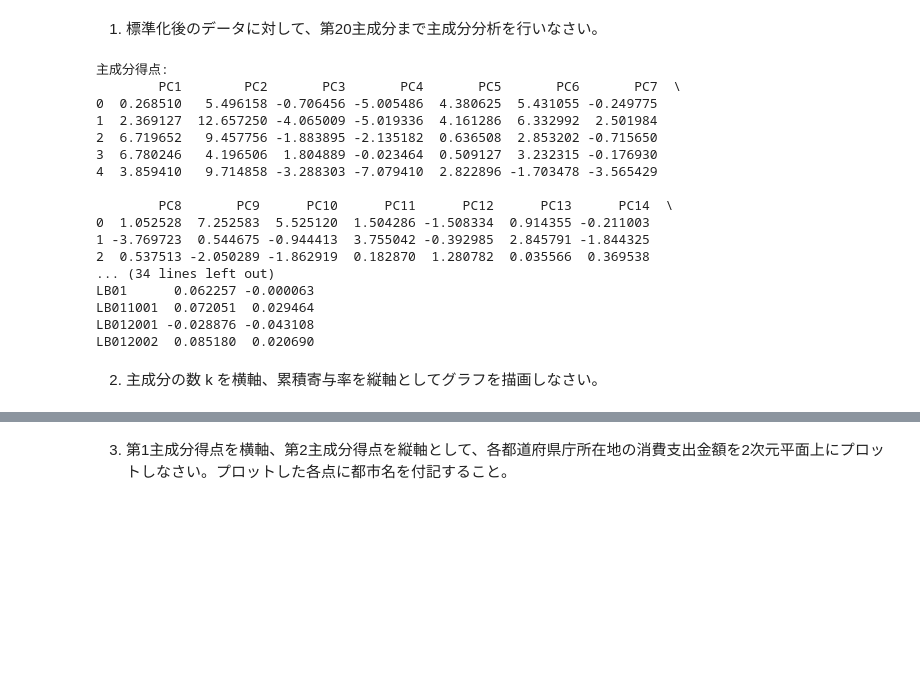
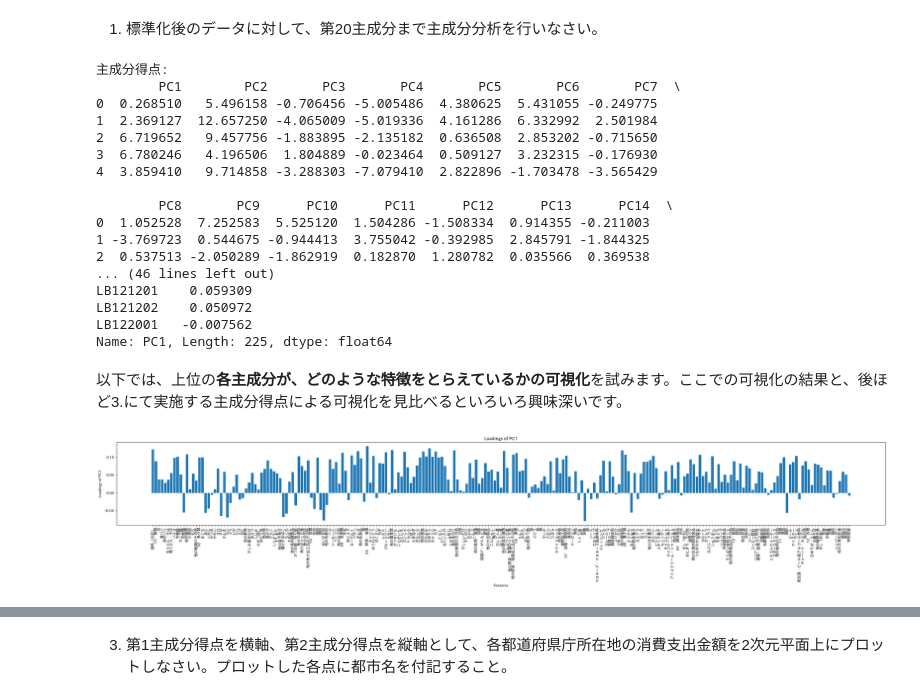
Before and after one commit to okana2ki/multiV, a Jupyter notebook: kmeans_SSDSE_C3.ipynb, the cells around one changed output, grey strips where cells are left out. Saved outputs shown, nothing was run; the diff lists cells and outputs as text; code cells hidden in the pictures; blank space fills up the shorter version.

```diff
--- a/kmeans_SSDSE_C3.ipynb
+++ b/kmeans_SSDSE_C3.ipynb
@@ -270,8 +270,12 @@ df_loadings = pd.DataFrame(pca.components_.T, columns=[f'PC{i+1}' for i in range
 # 主成分得点と主成分負荷量を表示（先頭5行）
 print('主成分得点:')
 print(df_pca.head())
+# 後ほど3.にて主成分得点による可視化を試みている
+
 print('\n主成分負荷量:')
 print(df_loadings.head())
+# PC1についてはすべてをprint
+print(df_loadings.iloc[:, 0])
 # %% [output]
 主成分得点:
         PC1        PC2       PC3       PC4       PC5       PC6       PC7  \
@@ -285,10 +289,24 @@ print(df_loadings.head())
 0  1.052528  7.252583  5.525120  1.504286 -1.508334  0.914355 -0.211003
 1 -3.769723  0.544675 -0.944413  3.755042 -0.392985  2.845791 -1.844325
 2  0.537513 -2.050289 -1.862919  0.182870  1.280782  0.035566  0.369538
-... (34 lines left out)
-LB01      0.062257 -0.000063
-LB011001  0.072051  0.029464
-LB012001 -0.028876 -0.043108
-LB012002  0.085180  0.020690
+... (46 lines left out)
+LB121201    0.059309
+LB121202    0.050972
+LB122001   -0.007562
+Name: PC1, Length: 225, dtype: float64
-# %% [markdown]
-2. 主成分の数 k を横軸、累積寄与率を縦軸としてグラフを描画しなさい。
+# %% [markdown]
+以下では、上位の**各主成分が、どのような特徴をとらえているかの可視化**を試みます。ここでの可視化の結果と、後ほど3.にて実施する主成分得点による可視化を見比べるといろいろ興味深いです。
+# %%
+# prompt: PC1の主成分負荷量を棒グラフで可視化して、どのような特徴をとらえているかを検討する。グラフの幅を十分大きくして、横軸のラベルが視認できるようにする。横軸のラベルはdfの第0行を使用して下さい。
+
+# PC1の主成分負荷量を棒グラフで可視化
+plt.figure(figsize=(30, 6))  # グラフの幅を大きくする
+plt.bar(df.iloc[0, 4:], df_loadings['PC1'])
+plt.xticks(rotation=90)  # 横軸のラベルを回転
+plt.xlabel('Features')
+plt.ylabel('Loadings of PC1')
+plt.title('Loadings of PC1')
+plt.tight_layout()  # ラベルが見切れないように調整
+plt.show()
+# %% [output]
+[figure, added]
```
Also changed, not shown: parts of 12 cells of this notebook.
